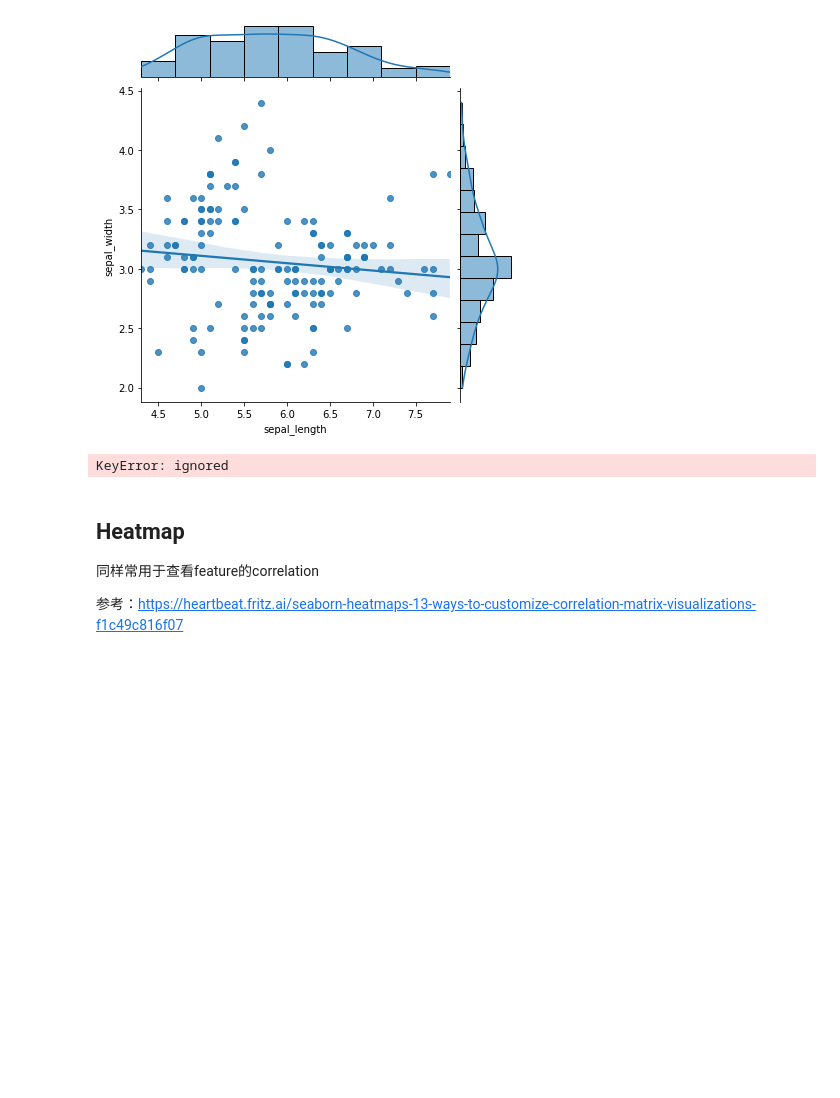
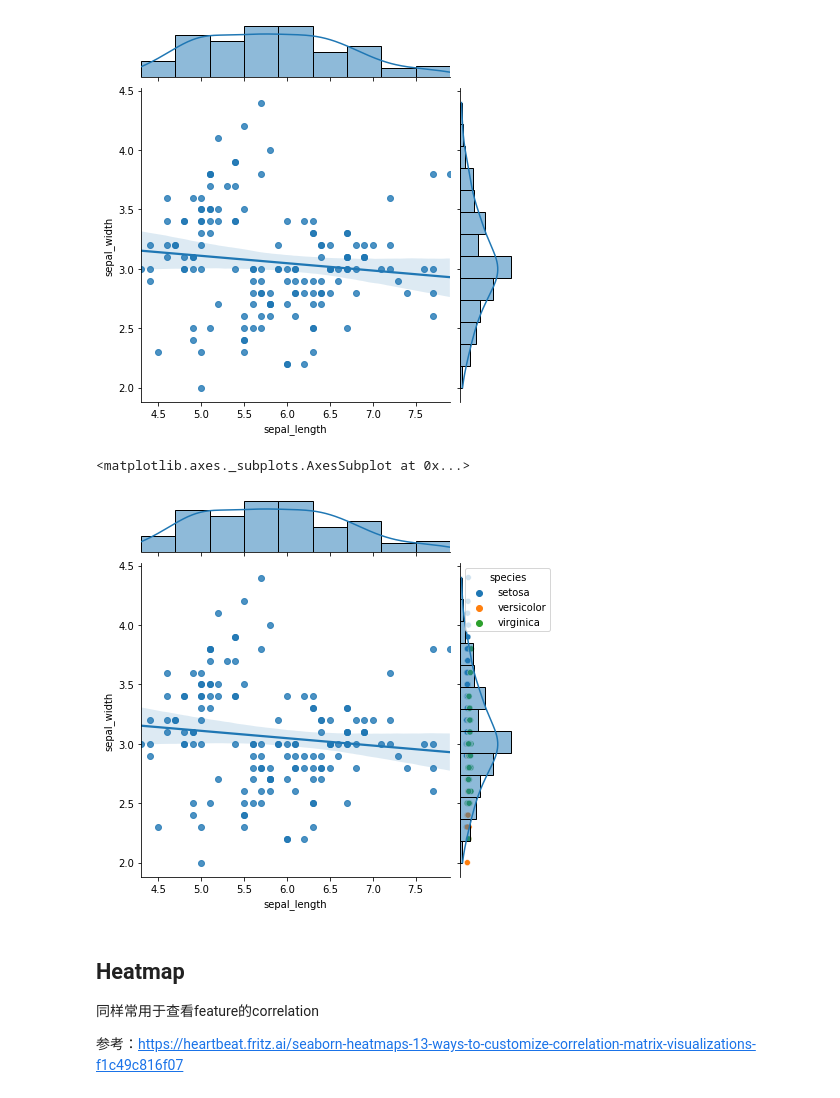
Before and after one commit to dk-wei/viz-storytelling, a Jupyter notebook: Plot_with_(mainly)_Pandas.ipynb, the cells around one changed output. Saved outputs shown, nothing was run; the diff lists cells and outputs as text; code cells hidden in the pictures; blank space fills up the shorter version.

```diff
--- a/Plot_with_(mainly)_Pandas.ipynb
+++ b/Plot_with_(mainly)_Pandas.ipynb
@@ -632,23 +632,24 @@ g = sns.jointplot(x=iris_df["sepal_length"],
 # %%
 # library & dataset
 # import seaborn as sns
 # df = sns.load_dataset('iris')
 
 # Custom the inside plot: options are: “scatter” | “reg” | “resid” | “kde” | “hex”
-sns.jointplot(x=df["sepal_length"],
-              y=df["sepal_width"],
+sns.jointplot(x=iris_df["sepal_length"],
+              y=iris_df["sepal_width"],
               kind='reg'
               )
 
 sns.scatterplot(x=iris_df["sepal_length"],     #要是分label，得画俩图
                 y=iris_df["sepal_width"],
                 hue=iris_df['species'])
 # sns.jointplot(x=df["sepal_length"], y=df["sepal_width"], kind='hex')
 # sns.jointplot(x=df["sepal_length"], y=df["sepal_width"], kind='kde')
 
 #sns.jointplot(x=df["sepal_length"], y=df["sepal_width"], kind='scatter', s=200, color='m', edgecolor="skyblue", linewidth=2)
 # %% [output]
-KeyError: ignored
+<matplotlib.axes._subplots.AxesSubplot at 0x...>
+[figure, added]
 # %% [markdown]
 ## Heatmap
 
```
Also changed, not shown: parts of 14 cells of this notebook.
